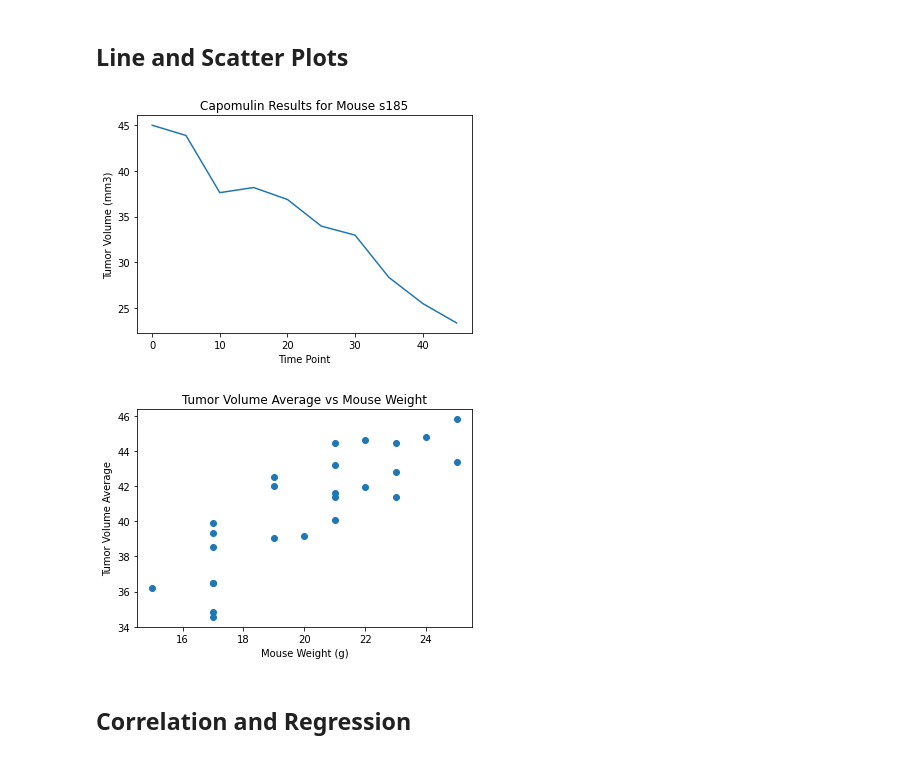
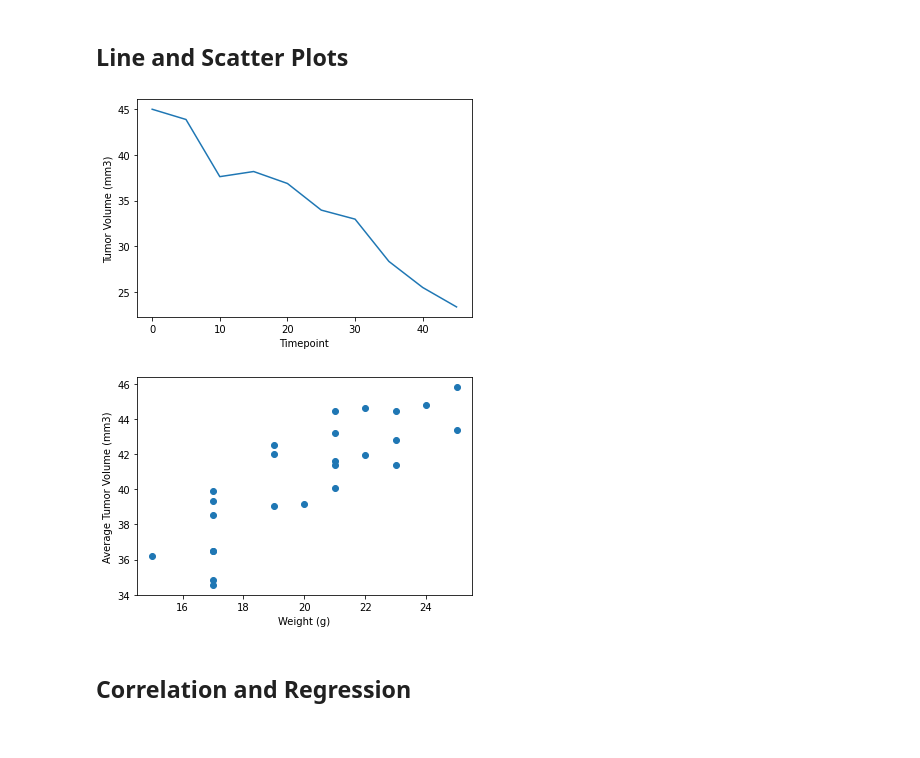
Before and after one commit to Ramirra/matplotlib-challenge, a Jupyter notebook: pymaceuticals_starter.ipynb, the cells around one changed output. Drawn from its saved outputs; the diff is of its cells as text; code cells hidden in the pictures.

```diff
--- a/pymaceuticals_starter.ipynb
+++ b/pymaceuticals_starter.ipynb
@@ -209,16 +237,19 @@ summaryStatisticsDF
 # Capomulin, Ramicane, Infubinol, and Ceftamin
 
 # set drug regimen as index and drop associated regimens while only keeping Capomulin, Ramicane, Infubinol, and Ceftamin
-
+sample = clean_study_data[clean_study_data["Drug Regimen"].isin(["Capomulin", "Ramicane", "Infubinol", "Ceftamin"])]
 
 # isolated view of just capomulin for later use
-
+capomulin_sample = clean_study_data.loc[clean_study_data["Drug Regimen"] == "Capomulin"]
 
 # Reset index so drug regimen column persists after inner merge
 
 
 # get mouse count per drug
-
+sampleCounts = sample["Drug Regimen"].value_counts()
 
 # Start by getting the last (greatest) timepoint for each mouse
+lastTumorVol = sample.groupby("Mouse ID")["Timepoint"].max()
+lastTumorVol = lastTumorVol.reset_index()
+lastTumorVol.head()
 # %% [output]
@@ -289 +346,14 @@ Values above 94.04403868375002 could be outliers.
+# %%
+# tumor volumes for each Drug Regimen
+capomulin_sample = sample.loc[sample["Drug Regimen"] == "Capomulin"]
+capomulin_tumors = capomulin_sample["Tumor Volume (mm3)"]
+
+ramicane_sample = sample.loc[sample["Drug Regimen"] == "Ramicane"]
+ramicane_tumors = ramicane_sample["Tumor Volume (mm3)"]
+
+infubinol_sample = sample.loc[sample["Drug Regimen"] == "Infubinol"]
+infubinol_tumors = infubinol_sample["Tumor Volume (mm3)"]
+
+ceftamin_sample = sample.loc[sample["Drug Regimen"] == "Ceftamin"]
+ceftamin_tumors = ceftamin_sample["Tumor Volume (mm3)"]
 # %%
@@ -296,25 +372,36 @@ Values above 94.04403868375002 could be outliers.
 # %%
 # Generate a line plot of tumor volume vs. time point for a mouse treated with Capomulin
 
 #change index to mouse ID
 
+
 #remove other mouse IDs so only s185 shows
-
+mouseData = capomulin_sample.loc[capomulin_sample["Mouse ID"]=="s185"]
+mouseData
 
 #set the x-axis equal to the Timepoint and y-axis to Tumor Volume
+plt.plot(mouseData["Timepoint"], mouseData["Tumor Volume (mm3)"])
+plt.xlabel("Timepoint")
+plt.ylabel("Tumor Volume (mm3)")
+plt.show()
 # %% [output]
-[figure, old version]
+[figure, new version]
 # %%
 # Generate a scatter plot of average tumor volume vs. mouse weight for the Capomulin regimen
+
 # group by mouse ID to find average tumor volume
-
+capomulin_average = capomulin_sample.groupby("Mouse ID").mean()
 
 # establish x-axis value for the weight of the mice
-
+x_axis = capomulin_average["Weight (g)"]
 
 # produce scatter plot of the data
+plt.scatter(x_axis, capomulin_average["Tumor Volume (mm3)"])
+plt.xlabel ("Weight (g)")
+plt.ylabel ("Average Tumor Volume (mm3)")
+plt.show()
 # %% [output]
-[figure, old version]
+[figure, new version]
 # %% [markdown]
 ## Correlation and Regression
 # %%
```
Also changed, not shown: parts of 18 cells of this notebook.
